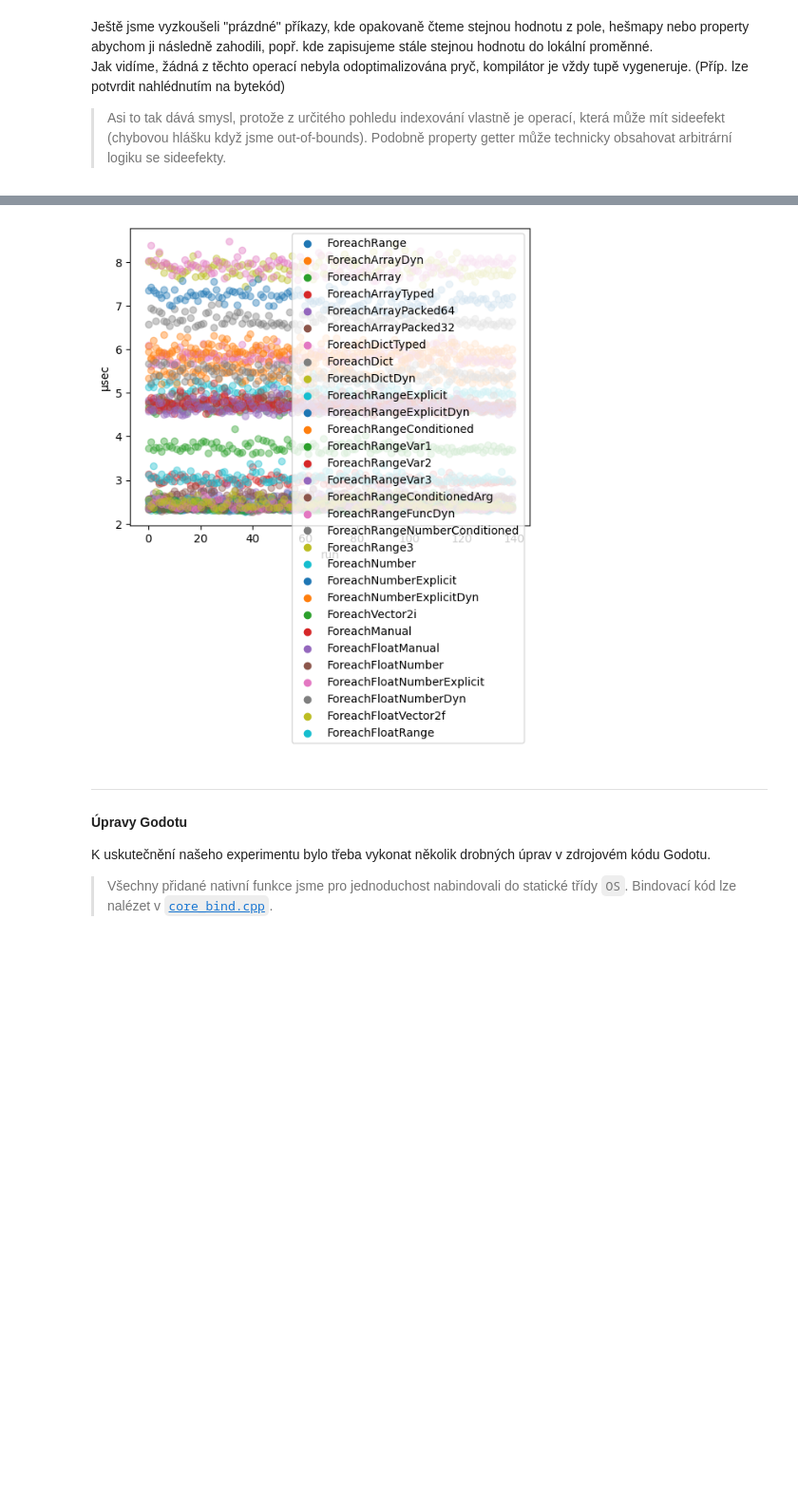
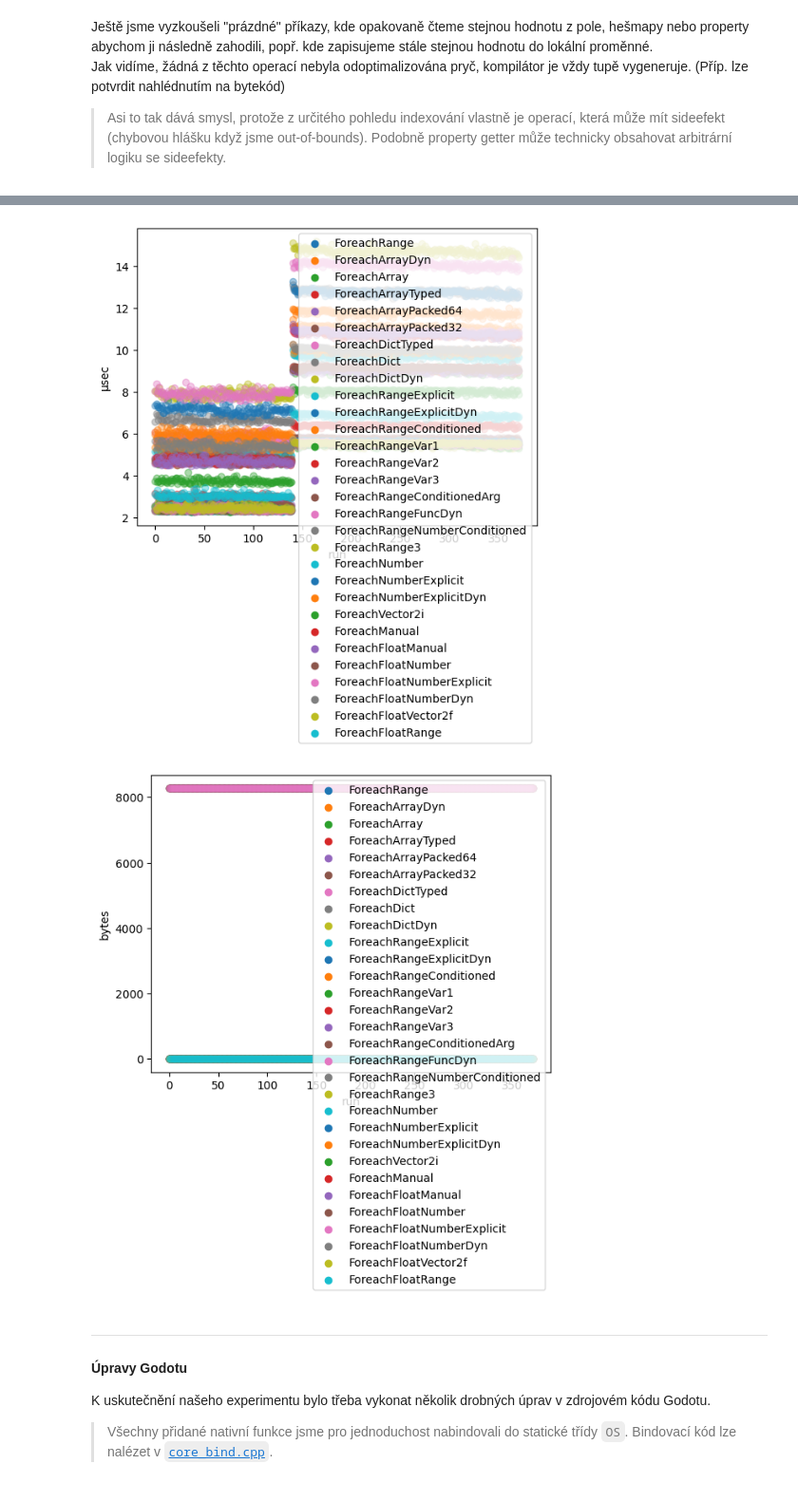
Before and after one commit to MarkusSecundus/NSWI131-Credit-GDScriptPerformanceEvaluation, a Jupyter notebook: main.ipynb, the cells around one changed output, grey strips where cells are left out. Shown at 95% size. Saved outputs shown, nothing was run; the diff lists cells and outputs as text; code cells hidden in the pictures; blank space fills up the shorter version.

```diff
--- a/main.ipynb
+++ b/main.ipynb
@@ -186,6 +186,14 @@ def set_legend(legend):
     for lh in l.legend_handles:
         lh.set_alpha(1)
 
+
+selector_to_ylabel = {
+	all_usecs: "μsec",
+	all_alloc_bytes: "bytes",
+	all_allocs: "allocs",
+	all_reallocs: "reallocs",
+}
+
 def graph(d: dict, tests:list[str], selector, **kwargs):
 	legend = []
 	def pllt(values):
@@ -205,10 +213,11 @@ def graph(d: dict, tests:list[str], selector, **kwargs):
 			legend.append("%s[%s]"%(test[0], test[1]))
 
 
-	plt.ylabel("μsec")
+	plt.ylabel(selector_to_ylabel[selector])
 	plt.xlabel("run")
 	set_legend(legend)
 	plt.show()
+
 
 def graph_usecs(d: dict, tests:list[str], **kwargs):
 	graph(d, tests, all_usecs, **kwargs)
@@ -219,6 +228,10 @@ def graph_alloc_count(d: dict, tests:list[str], **kwargs):
 	graph(d, tests, all_allocs, **kwargs)
 def graph_realloc_count(d: dict, tests:list[str], **kwargs):
 	graph(d, tests, all_reallocs, **kwargs)
+
+def multigraph(selectors: list, d: dict, tests:list[str], **kwargs):
+	for selector in selectors:
+		graph(d, tests, selector, **kwargs)
 # %%
 # Load all the measurements
 measurements_basic = load_measurements("./measurements/out1.csv")
@@ -230,5 +243,7 @@ measurements_backwards = load_measurements("./measurements/out3-backwards.csv")
 measurements_big = load_measurements("./measurements/out4-big60.csv")
 # %%
 measurements_pcores = load_measurements("./measurements/out5-pcores.csv")
+# %%
+measurements_oldcpu = load_measurements("./measurements/out6-i7_9700k.csv")
 # %%
-all_measurements = concat_measurements(concat_measurements(concat_measurements(concat_measurements(measurements_basic, measurements_bigwarmup), measurements_backwards), measurements_big), measurements_pcores)
+all_measurements =  concat_measurements(concat_measurements(concat_measurements(concat_measurements(concat_measurements(measurements_basic, measurements_bigwarmup), measurements_backwards), measurements_big), measurements_pcores), measurements_oldcpu)
@@ -415,13 +463,14 @@ Zde porovnáme různé metody, jak iterovat přes sekvenci čísel.
 # %%
-graph_usecs(all_measurements[IterationBenchmarks], [
+multigraph([all_usecs, all_alloc_bytes], all_measurements[IterationBenchmarks], [
     "ForeachRange", "ForeachArrayDyn", "ForeachArray", "ForeachArrayTyped", "ForeachArrayPacked64", "ForeachArrayPacked32",
     "ForeachDictTyped", "ForeachDict", "ForeachDictDyn", "ForeachRangeExplicit", "ForeachRangeExplicitDyn", "ForeachRangeConditioned",
     "ForeachRangeVar1", "ForeachRangeVar2", "ForeachRangeVar3", "ForeachRangeConditionedArg", "ForeachRangeFuncDyn", "ForeachRangeNumberConditioned",
     "ForeachRange3", "ForeachNumber", "ForeachNumberExplicit", "ForeachNumberExplicitDyn", "ForeachVector2i", "ForeachManual", "ForeachFloatManual",
     "ForeachFloatNumber", "ForeachFloatNumberExplicit", "ForeachFloatNumberDyn", "ForeachFloatVector2f", "ForeachFloatRange",
 ], alpha=0.4)
 # %% [output]
-[figure, old version]
+[figure, new version]
+[figure, added]
 # %% [markdown]
 ----------------------------------------------
 
```
Also changed, not shown: parts of 18 cells of this notebook.
